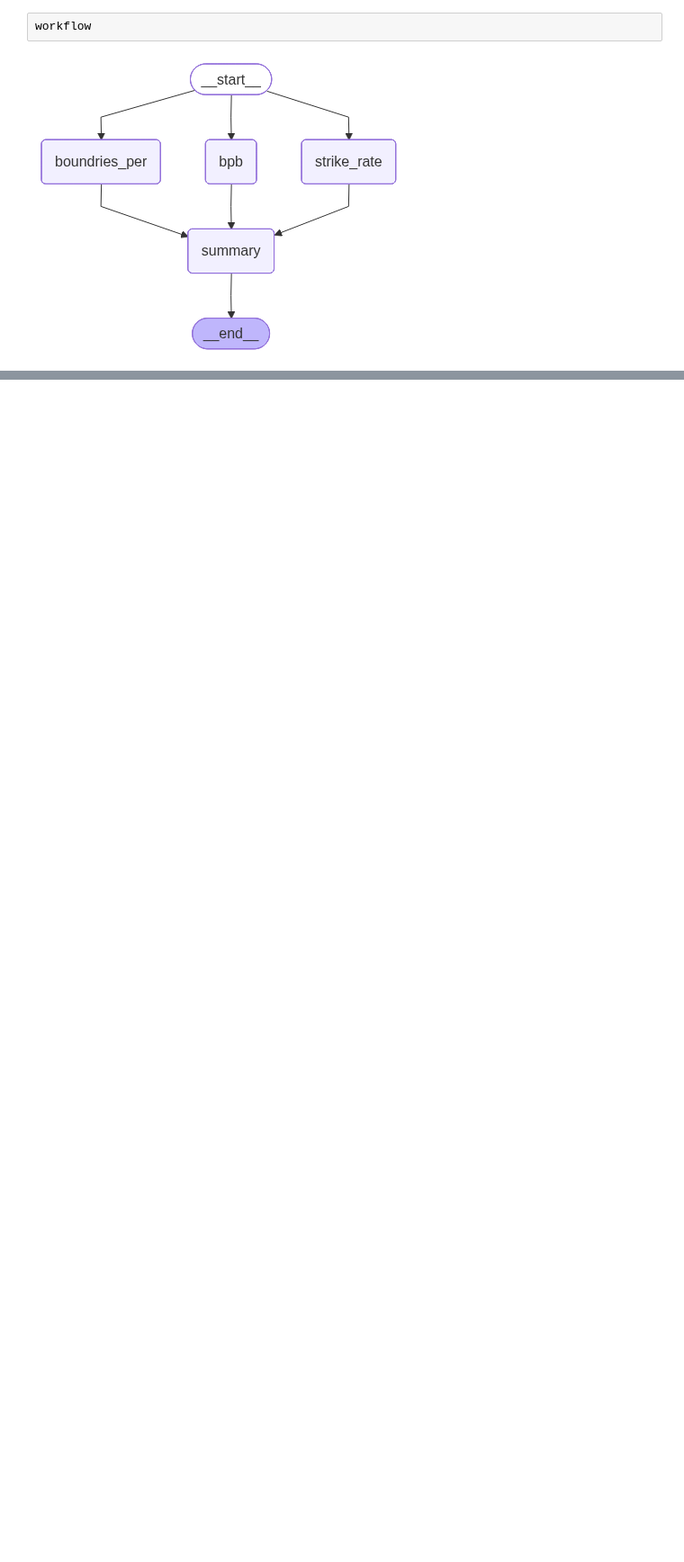
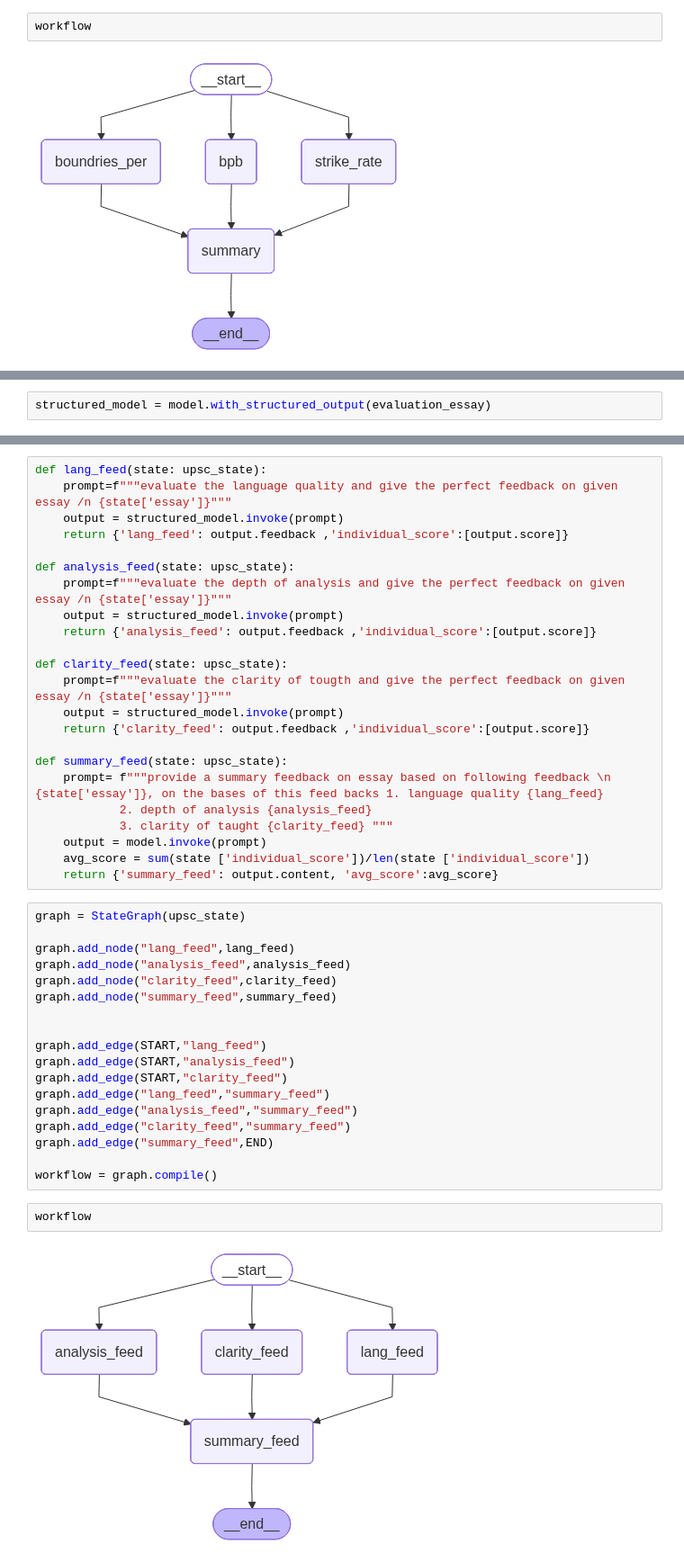
Before and after one commit to shadow-monarch-igris/lang_graph_practice, a Jupyter notebook: parallel_graph.ipynb, the cells around one changed output, grey strips where cells are left out. Shown: that part at 90% size. Drawn from its saved outputs; the diff is of its cells as text; blank space fills up the shorter version.

```diff
--- a/parallel_graph.ipynb
+++ b/parallel_graph.ipynb
@@ -81,0 +105,2 @@ print(final_state)
+# %%
+structured_model = model.with_structured_output(evaluation_essay)
@@ -81,0 +123,45 @@ print(final_state)
+# %%
+def lang_feed(state: upsc_state):
+    prompt=f"""evaluate the language quality and give the perfect feedback on given essay /n {state['essay']}"""
+    output = structured_model.invoke(prompt)
+    return {'lang_feed': output.feedback ,'individual_score':[output.score]}
+
+def analysis_feed(state: upsc_state):
+    prompt=f"""evaluate the depth of analysis and give the perfect feedback on given essay /n {state['essay']}"""
+    output = structured_model.invoke(prompt)
+    return {'analysis_feed': output.feedback ,'individual_score':[output.score]}
+
+def clarity_feed(state: upsc_state):
+    prompt=f"""evaluate the clarity of tougth and give the perfect feedback on given essay /n {state['essay']}"""
+    output = structured_model.invoke(prompt)
+    return {'clarity_feed': output.feedback ,'individual_score':[output.score]}
+
+def summary_feed(state: upsc_state):
+    prompt= f"""provide a summary feedback on essay based on following feedback \n {state['essay']}, on the bases of this feed backs 1. language quality {lang_feed}
+            2. depth of analysis {analysis_feed}
+            3. clarity of taught {clarity_feed} """
+    output = model.invoke(prompt)
+    avg_score = sum(state ['individual_score'])/len(state ['individual_score'])
+    return {'summary_feed': output.content, 'avg_score':avg_score}
+# %%
+graph = StateGraph(upsc_state)
+
+graph.add_node("lang_feed",lang_feed)
+graph.add_node("analysis_feed",analysis_feed)
+graph.add_node("clarity_feed",clarity_feed)
+graph.add_node("summary_feed",summary_feed)
+
+
+graph.add_edge(START,"lang_feed")
+graph.add_edge(START,"analysis_feed")
+graph.add_edge(START,"clarity_feed")
+graph.add_edge("lang_feed","summary_feed")
+graph.add_edge("analysis_feed","summary_feed")
+graph.add_edge("clarity_feed","summary_feed")
+graph.add_edge("summary_feed",END)
+
+workflow = graph.compile()
+# %%
+workflow
+# %% [output]
+[figure, added]
```
Also changed, not shown: parts of 8 cells of this notebook, 6 other files.
